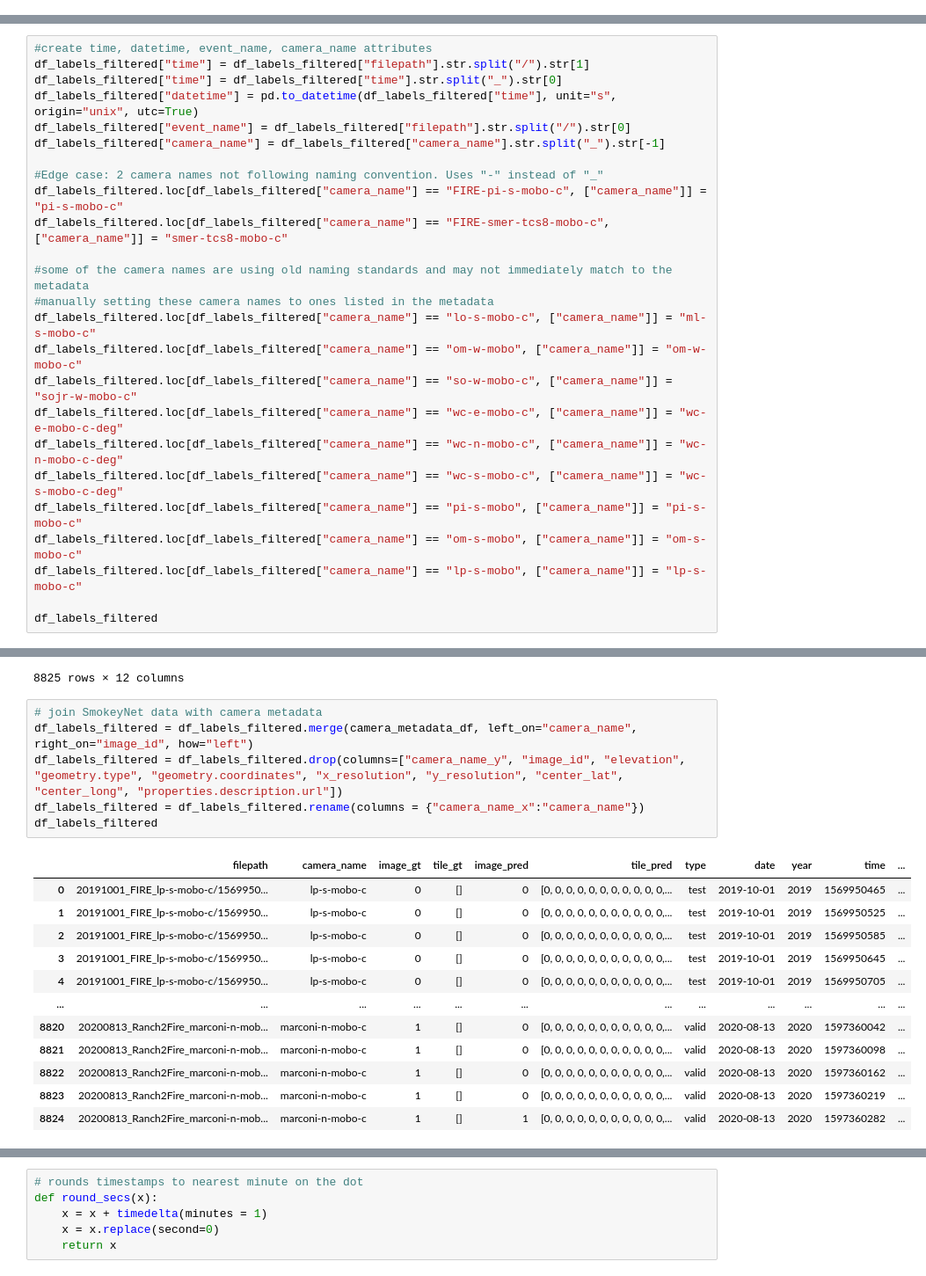
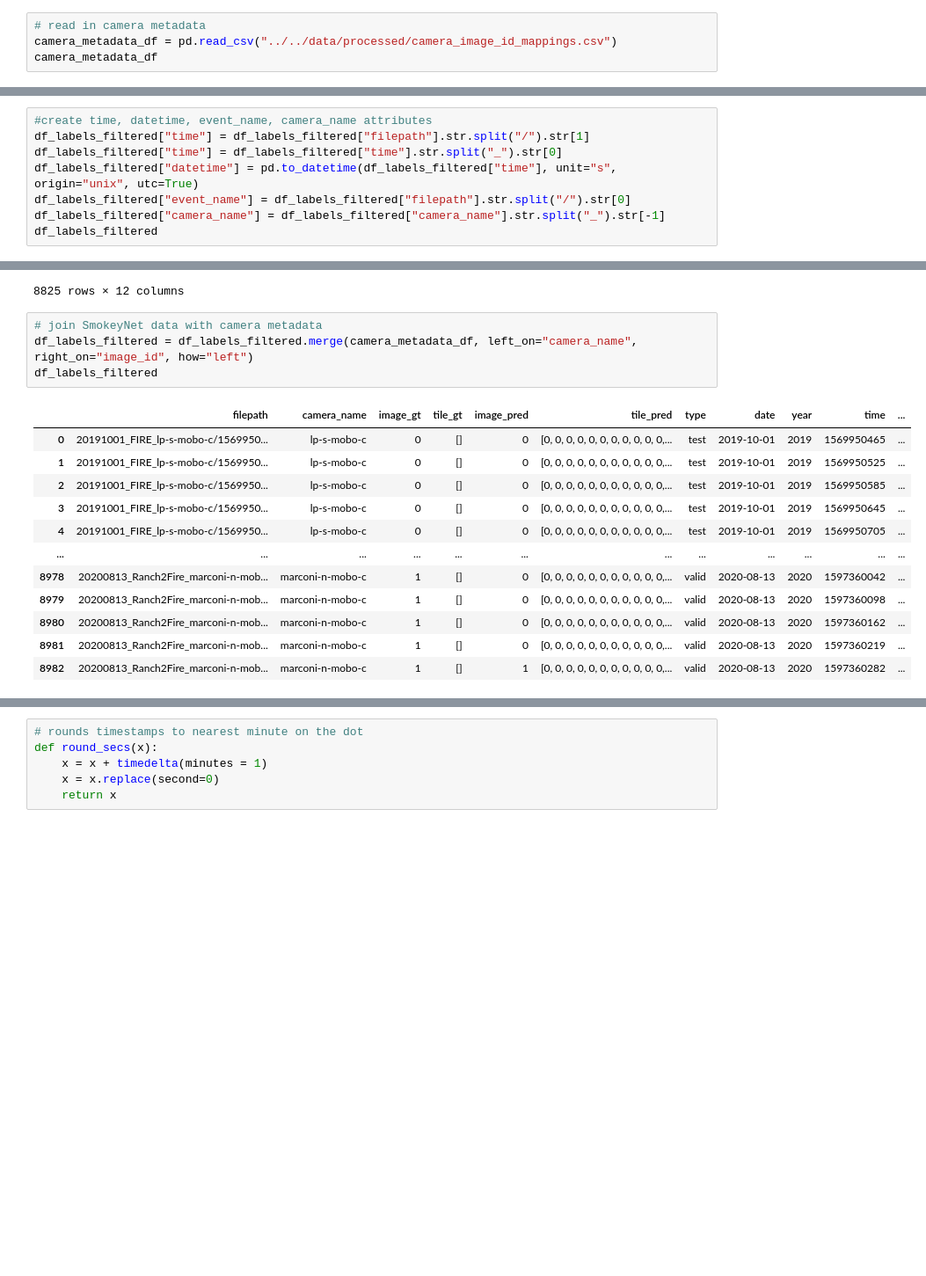
Before and after one commit to shaneluna/smokeynet-engineering, a Jupyter notebook: notebooks/wfabba/2_process_wfabba_figlib_join.ipynb, the cells around one changed output, grey strips where cells are left out. Shown at 88% size. Drawn from its saved outputs; the diff is of its cells as text; blank space fills up the shorter version.

```diff
--- a/notebooks/wfabba/2_process_wfabba_figlib_join.ipynb
+++ b/notebooks/wfabba/2_process_wfabba_figlib_join.ipynb
@@ -231,0 +232,4 @@ camera_metadata_df
+# %%
+# read in camera metadata
+camera_metadata_df = pd.read_csv("../../data/processed/camera_image_id_mappings.csv")
+camera_metadata_df
@@ -358,23 +376,6 @@ df_labels_filtered["time"] = df_labels_filtered["time"].str.split("_").str[0]
 df_labels_filtered["datetime"] = pd.to_datetime(df_labels_filtered["time"], unit="s", origin="unix", utc=True)
 df_labels_filtered["event_name"] = df_labels_filtered["filepath"].str.split("/").str[0]
 df_labels_filtered["camera_name"] = df_labels_filtered["camera_name"].str.split("_").str[-1]
-
-#Edge case: 2 camera names not following naming convention. Uses "-" instead of "_"
-df_labels_filtered.loc[df_labels_filtered["camera_name"] == "FIRE-pi-s-mobo-c", ["camera_name"]] = "pi-s-mobo-c"
-df_labels_filtered.loc[df_labels_filtered["camera_name"] == "FIRE-smer-tcs8-mobo-c", ["camera_name"]] = "smer-tcs8-mobo-c"
-
-#some of the camera names are using old naming standards and may not immediately match to the metadata
-#manually setting these camera names to ones listed in the metadata
-df_labels_filtered.loc[df_labels_filtered["camera_name"] == "lo-s-mobo-c", ["camera_name"]] = "ml-s-mobo-c"
-df_labels_filtered.loc[df_labels_filtered["camera_name"] == "om-w-mobo", ["camera_name"]] = "om-w-mobo-c"
-df_labels_filtered.loc[df_labels_filtered["camera_name"] == "so-w-mobo-c", ["camera_name"]] = "sojr-w-mobo-c"
-df_labels_filtered.loc[df_labels_filtered["camera_name"] == "wc-e-mobo-c", ["camera_name"]] = "wc-e-mobo-c-deg"
-df_labels_filtered.loc[df_labels_filtered["camera_name"] == "wc-n-mobo-c", ["camera_name"]] = "wc-n-mobo-c-deg"
-df_labels_filtered.loc[df_labels_filtered["camera_name"] == "wc-s-mobo-c", ["camera_name"]] = "wc-s-mobo-c-deg"
-df_labels_filtered.loc[df_labels_filtered["camera_name"] == "pi-s-mobo", ["camera_name"]] = "pi-s-mobo-c"
-df_labels_filtered.loc[df_labels_filtered["camera_name"] == "om-s-mobo", ["camera_name"]] = "om-s-mobo-c"
-df_labels_filtered.loc[df_labels_filtered["camera_name"] == "lp-s-mobo", ["camera_name"]] = "lp-s-mobo-c"
-
 df_labels_filtered
 # %% [output]
 |  | filepath | camera_name | image_gt | tile_gt | image_pred | tile_pred | type | date | year | time | ... |
@@ -393,19 +394,17 @@ df_labels_filtered
 # %%
 # join SmokeyNet data with camera metadata
 df_labels_filtered = df_labels_filtered.merge(camera_metadata_df, left_on="camera_name", right_on="image_id", how="left")
-df_labels_filtered = df_labels_filtered.drop(columns=["camera_name_y", "image_id", "elevation", "geometry.type", "geometry.coordinates", "x_resolution", "y_resolution", "center_lat", "center_long", "properties.description.url"])
-df_labels_filtered = df_labels_filtered.rename(columns = {"camera_name_x":"camera_name"})
 df_labels_filtered
 # %% [output]
 |  | filepath | camera_name | image_gt | tile_gt | image_pred | tile_pred | type | date | year | time | ... |
 | 0 | 20191001_FIRE_lp-s-mobo-c/1569950... | lp-s-mobo-c | 0 | [] | 0 | [0, 0, 0, 0, 0, 0, 0, 0, 0, 0, 0,... | test | 2019-10-01 | 2019 | 1569950465 | ... |
 | 1 | 20191001_FIRE_lp-s-mobo-c/1569950... | lp-s-mobo-c | 0 | [] | 0 | [0, 0, 0, 0, 0, 0, 0, 0, 0, 0, 0,... | test | 2019-10-01 | 2019 | 1569950525 | ... |
 | 2 | 20191001_FIRE_lp-s-mobo-c/1569950... | lp-s-mobo-c | 0 | [] | 0 | [0, 0, 0, 0, 0, 0, 0, 0, 0, 0, 0,... | test | 2019-10-01 | 2019 | 1569950585 | ... |
 | 3 | 20191001_FIRE_lp-s-mobo-c/1569950... | lp-s-mobo-c | 0 | [] | 0 | [0, 0, 0, 0, 0, 0, 0, 0, 0, 0, 0,... | test | 2019-10-01 | 2019 | 1569950645 | ... |
 | 4 | 20191001_FIRE_lp-s-mobo-c/1569950... | lp-s-mobo-c | 0 | [] | 0 | [0, 0, 0, 0, 0, 0, 0, 0, 0, 0, 0,... | test | 2019-10-01 | 2019 | 1569950705 | ... |
 | ... | ... | ... | ... | ... | ... | ... | ... | ... | ... | ... | ... |
-| 8820 | 20200813_Ranch2Fire_marconi-n-mob... | marconi-n-mobo-c | 1 | [] | 0 | [0, 0, 0, 0, 0, 0, 0, 0, 0, 0, 0,... | valid | 2020-08-13 | 2020 | 1597360042 | ... |
-| 8821 | 20200813_Ranch2Fire_marconi-n-mob... | marconi-n-mobo-c | 1 | [] | 0 | [0, 0, 0, 0, 0, 0, 0, 0, 0, 0, 0,... | valid | 2020-08-13 | 2020 | 1597360098 | ... |
-| 8822 | 20200813_Ranch2Fire_marconi-n-mob... | marconi-n-mobo-c | 1 | [] | 0 | [0, 0, 0, 0, 0, 0, 0, 0, 0, 0, 0,... | valid | 2020-08-13 | 2020 | 1597360162 | ... |
-| 8823 | 20200813_Ranch2Fire_marconi-n-mob... | marconi-n-mobo-c | 1 | [] | 0 | [0, 0, 0, 0, 0, 0, 0, 0, 0, 0, 0,... | valid | 2020-08-13 | 2020 | 1597360219 | ... |
-| 8824 | 20200813_Ranch2Fire_marconi-n-mob... | marconi-n-mobo-c | 1 | [] | 1 | [0, 0, 0, 0, 0, 0, 0, 0, 0, 0, 0,... | valid | 2020-08-13 | 2020 | 1597360282 | ... |
+| 8978 | 20200813_Ranch2Fire_marconi-n-mob... | marconi-n-mobo-c | 1 | [] | 0 | [0, 0, 0, 0, 0, 0, 0, 0, 0, 0, 0,... | valid | 2020-08-13 | 2020 | 1597360042 | ... |
+| 8979 | 20200813_Ranch2Fire_marconi-n-mob... | marconi-n-mobo-c | 1 | [] | 0 | [0, 0, 0, 0, 0, 0, 0, 0, 0, 0, 0,... | valid | 2020-08-13 | 2020 | 1597360098 | ... |
+| 8980 | 20200813_Ranch2Fire_marconi-n-mob... | marconi-n-mobo-c | 1 | [] | 0 | [0, 0, 0, 0, 0, 0, 0, 0, 0, 0, 0,... | valid | 2020-08-13 | 2020 | 1597360162 | ... |
+| 8981 | 20200813_Ranch2Fire_marconi-n-mob... | marconi-n-mobo-c | 1 | [] | 0 | [0, 0, 0, 0, 0, 0, 0, 0, 0, 0, 0,... | valid | 2020-08-13 | 2020 | 1597360219 | ... |
+| 8982 | 20200813_Ranch2Fire_marconi-n-mob... | marconi-n-mobo-c | 1 | [] | 1 | [0, 0, 0, 0, 0, 0, 0, 0, 0, 0, 0,... | valid | 2020-08-13 | 2020 | 1597360282 | ... |
```
Also changed, not shown: parts of 8 cells of this notebook, 1 other file.
